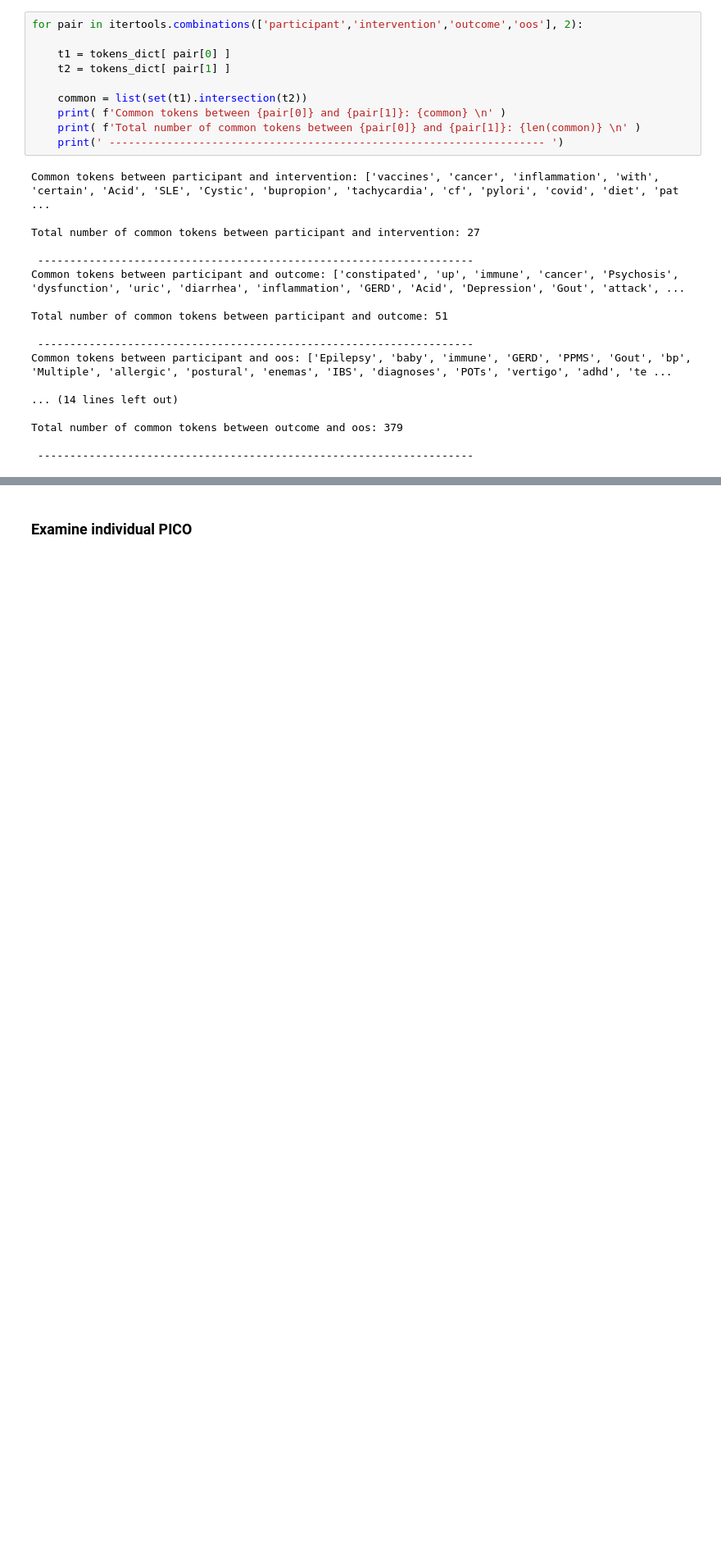
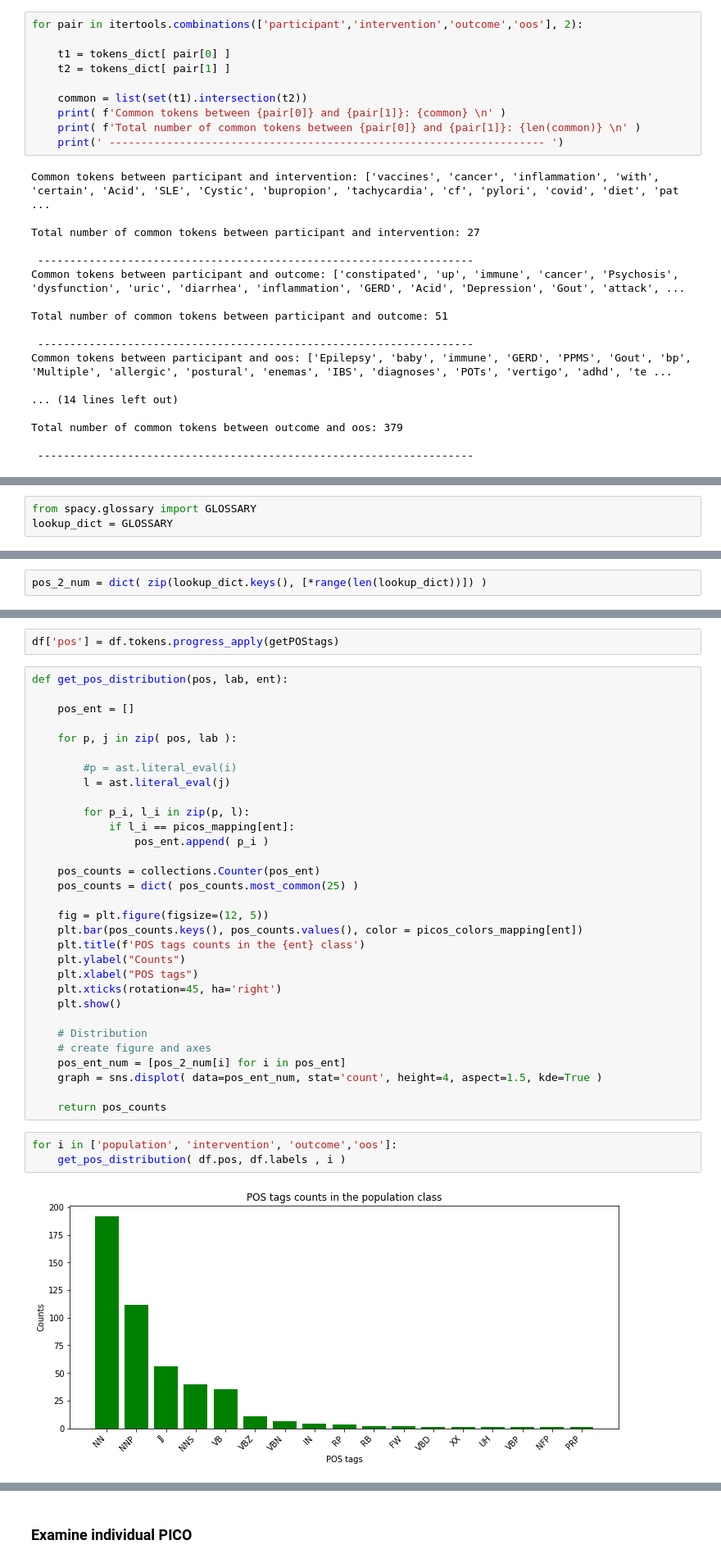
Before and after one commit to anjani-dhrangadhariya/pico-semeval2023, a Jupyter notebook: phase2/Data_Exploration.ipynb, the cells around one changed output, grey strips where cells are left out. Shown: that part at 82% size. Drawn from its saved outputs; the diff is of its cells as text; blank space fills up the shorter version.

```diff
--- a/phase2/Data_Exploration.ipynb
+++ b/phase2/Data_Exploration.ipynb
@@ -215,0 +234,3 @@ Total number of common tokens between outcome and oos: 379
+# %%
+from spacy.glossary import GLOSSARY
+lookup_dict = GLOSSARY
@@ -215,0 +257,2 @@ Total number of common tokens between outcome and oos: 379
+# %%
+pos_2_num = dict( zip(lookup_dict.keys(), [*range(len(lookup_dict))]) )
@@ -215,0 +274,38 @@ Total number of common tokens between outcome and oos: 379
+# %%
+df['pos'] = df.tokens.progress_apply(getPOStags)
+# %%
+def get_pos_distribution(pos, lab, ent):
+
+    pos_ent = []
+
+    for p, j in zip( pos, lab ):
+
+        #p = ast.literal_eval(i)
+        l = ast.literal_eval(j)
+
+        for p_i, l_i in zip(p, l):
+            if l_i == picos_mapping[ent]:
+                pos_ent.append( p_i )
+
+    pos_counts = collections.Counter(pos_ent)
+    pos_counts = dict( pos_counts.most_common(25) )
+
+    fig = plt.figure(figsize=(12, 5))
+    plt.bar(pos_counts.keys(), pos_counts.values(), color = picos_colors_mapping[ent])
+    plt.title(f'POS tags counts in the {ent} class')
+    plt.ylabel("Counts")
+    plt.xlabel("POS tags")
+    plt.xticks(rotation=45, ha='right')
+    plt.show()
+
+    # Distribution
+    # create figure and axes
+    pos_ent_num = [pos_2_num[i] for i in pos_ent]
+    graph = sns.displot( data=pos_ent_num, stat='count', height=4, aspect=1.5, kde=True )
+
+    return pos_counts
+# %%
+for i in ['population', 'intervention', 'outcome','oos']:
+    get_pos_distribution( df.pos, df.labels , i )
+# %% [output]
+[figure, added]
```
Also changed, not shown: parts of 14 cells of this notebook.
